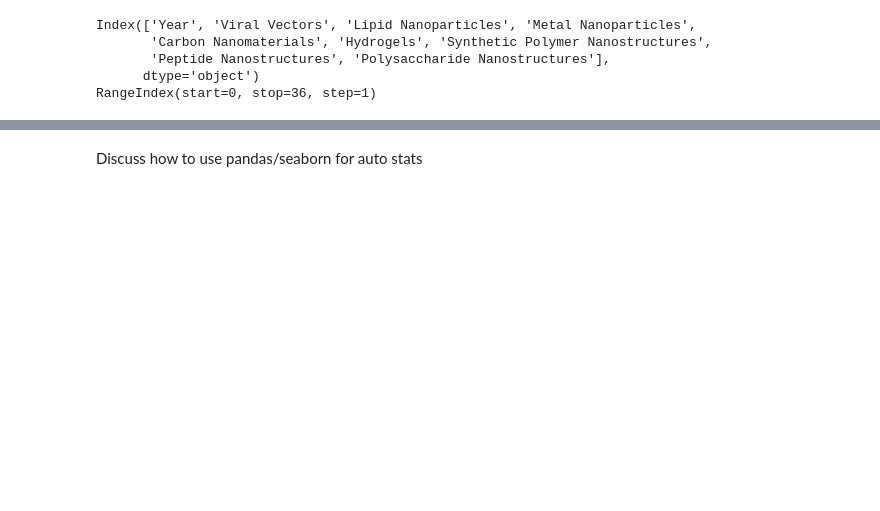
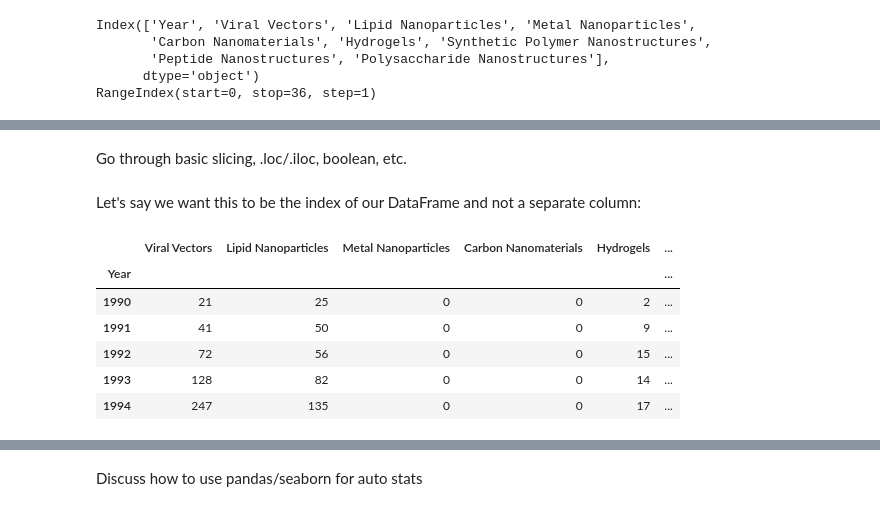
Before and after one commit to jkantorow/nucommlab-datavis-workshop, a Jupyter notebook: day-3/importing_data_with_pandas.ipynb, the cells around one changed output, grey strips where cells are left out. Saved outputs shown, nothing was run; the diff lists cells and outputs as text; code cells hidden in the pictures; blank space fills up the shorter version.

```diff
--- a/day-3/importing_data_with_pandas.ipynb
+++ b/day-3/importing_data_with_pandas.ipynb
@@ -51,0 +54,15 @@ Name: Year, dtype: int64
+# %% [markdown]
+Go through basic slicing, .loc/.iloc, boolean, etc.
+# %% [markdown]
+Let's say we want this to be the index of our DataFrame and not a separate column:
+# %%
+data = pd.read_csv('pub_trend_example_data.csv', index_col='Year')
+data.head()
+# %% [output]
+|  | Viral Vectors | Lipid Nanoparticles | Metal Nanoparticles | Carbon Nanomaterials | Hydrogels | ... |
+| Year |  |  |  |  |  | ... |
+| 1990 | 21 | 25 | 0 | 0 | 2 | ... |
+| 1991 | 41 | 50 | 0 | 0 | 9 | ... |
+| 1992 | 72 | 56 | 0 | 0 | 15 | ... |
+| 1993 | 128 | 82 | 0 | 0 | 14 | ... |
+| 1994 | 247 | 135 | 0 | 0 | 17 | ... |
```
Also changed, not shown: parts of 9 cells of this notebook.
